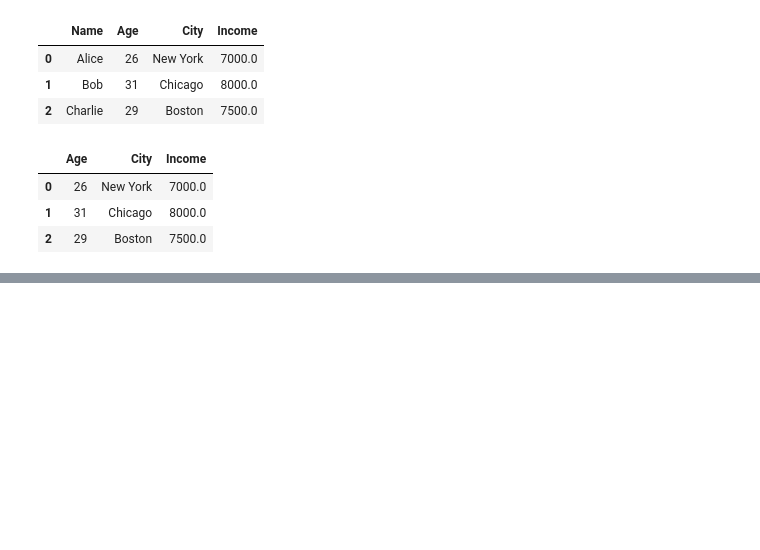
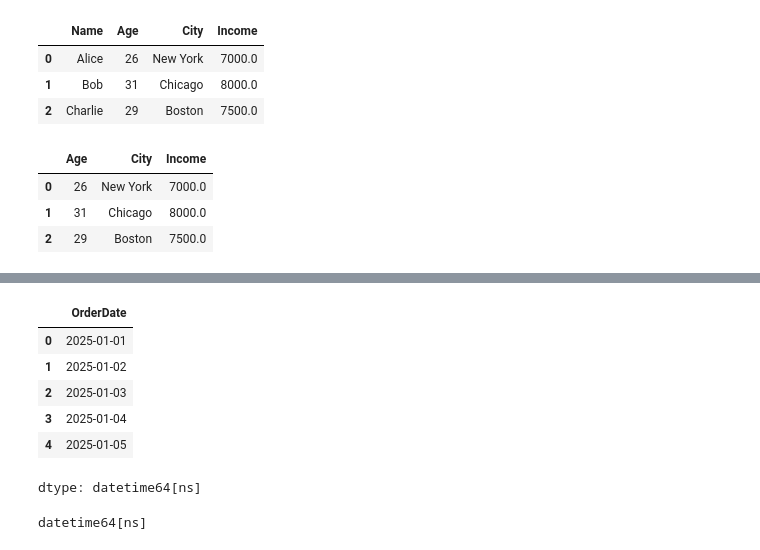
Before and after one commit to IBREEZZ/Code_Academy_Makeen2, a Jupyter notebook: week3.ipynb, the cells around one changed output, grey strips where cells are left out. Drawn from its saved outputs; the diff is of its cells as text; code cells hidden in the pictures; blank space fills up the shorter version.

```diff
--- a/week3.ipynb
+++ b/week3.ipynb
@@ -997,0 +1096,16 @@ df.drop('Name',axis=1)
+# %%
+df['OrderDate'] = pd.to_datetime(df['OrderDate'])
+df_head=df['OrderDate'].head(5)
+df_head
+# %% [output]
+|  | OrderDate |
+| 0 | 2025-01-01 |
+| 1 | 2025-01-02 |
+| 2 | 2025-01-03 |
+| 3 | 2025-01-04 |
+| 4 | 2025-01-05 |
+dtype: datetime64[ns]
+# %%
+print(df_head.dtypes)
+# %% [output]
+datetime64[ns]
```
Also changed, not shown: parts of 19 cells of this notebook.
